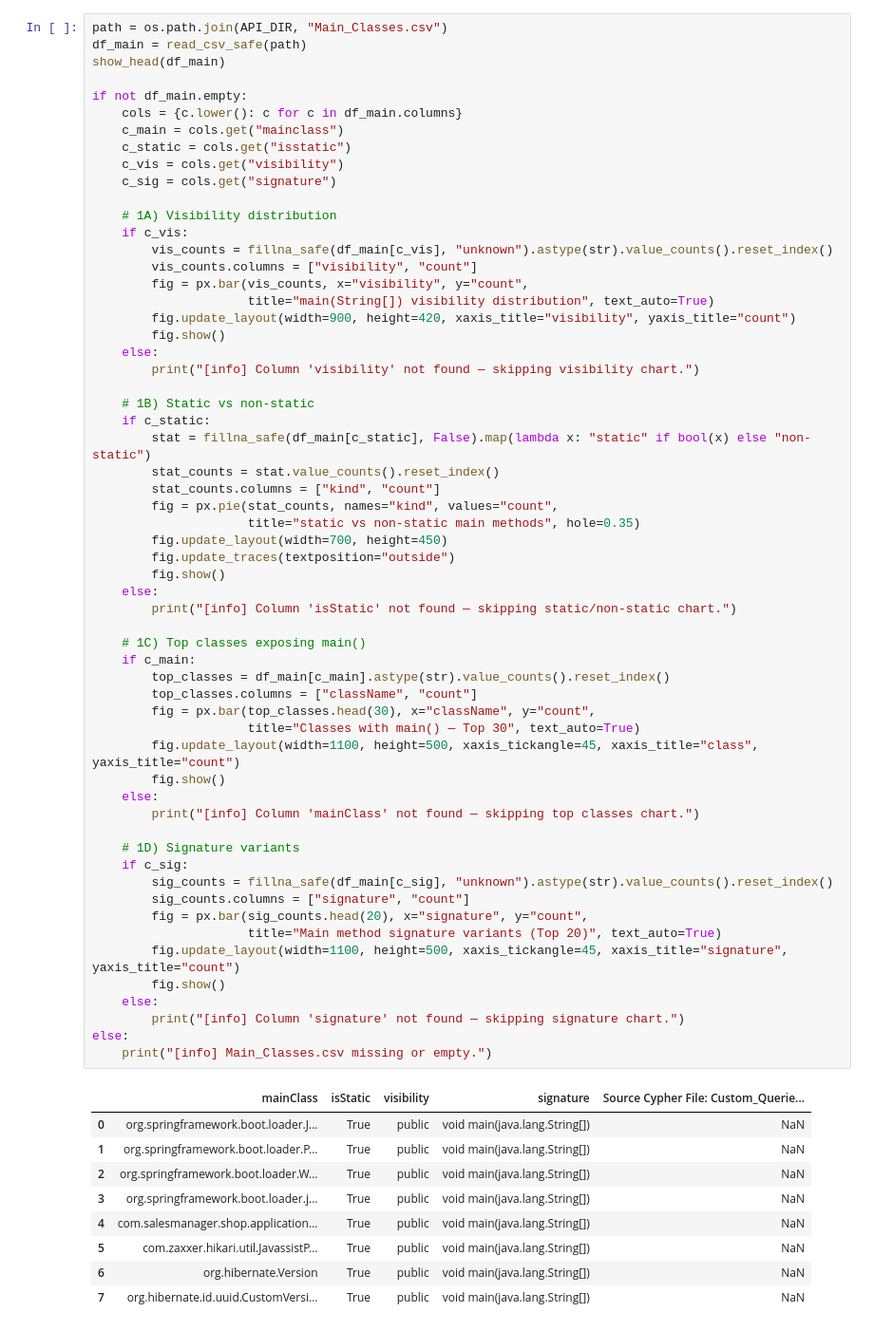
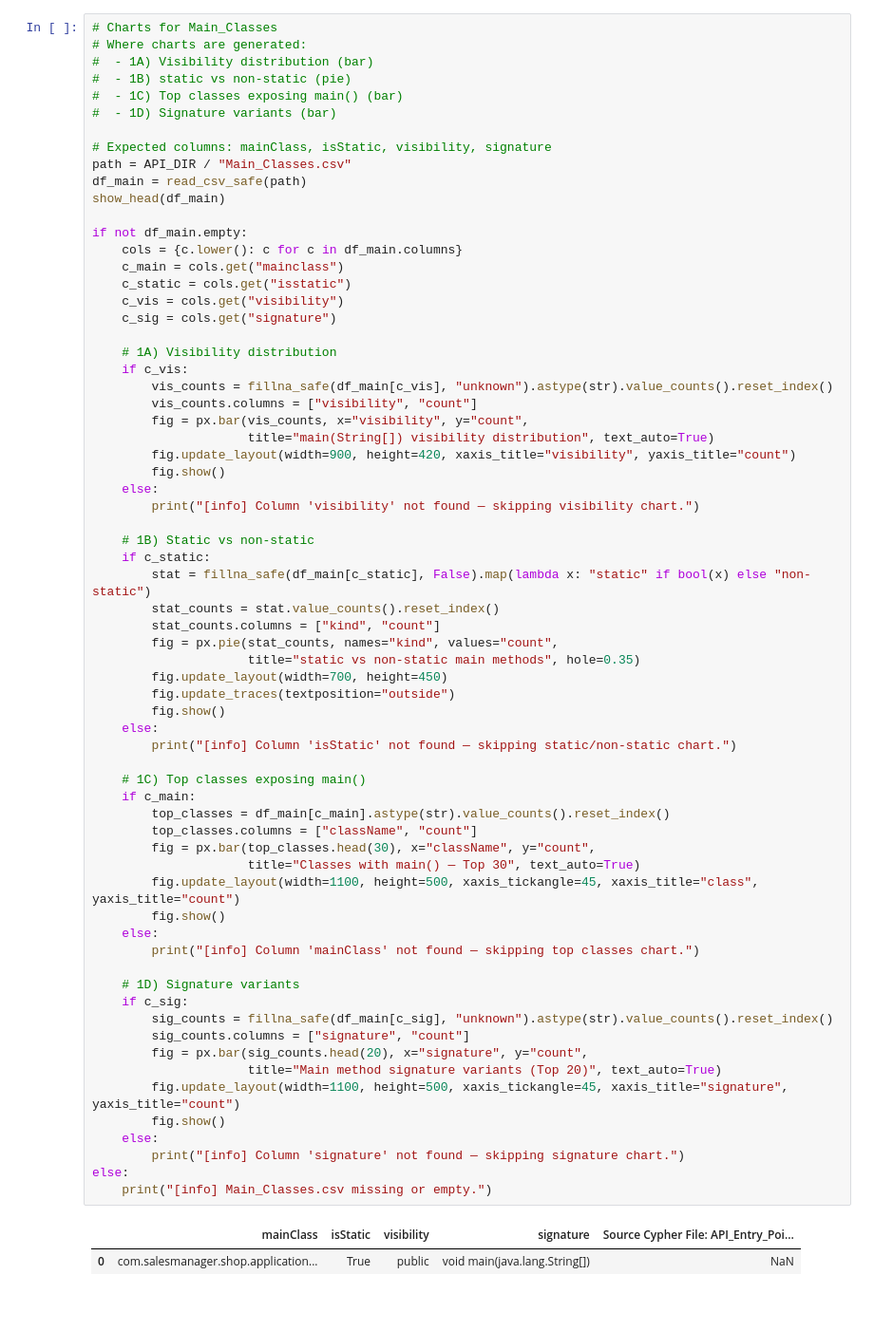
Before and after one commit to ionesosa-e/e2e-decomposition, a Jupyter notebook: jupyter/API_Entry_Points.ipynb, the cells around one changed output. Shown at 95% size. Saved outputs shown, nothing was run; the diff lists cells and outputs as text; blank space fills up the shorter version.

```diff
--- a/jupyter/API_Entry_Points.ipynb
+++ b/jupyter/API_Entry_Points.ipynb
@@ -79,5 +70,13 @@ Expecting CSV here -> /Users/jonathan.nervaez/Documents/AppModPractice/E2E-decom
 # %%
-path = os.path.join(API_DIR, "Main_Classes.csv")
+# Charts for Main_Classes
+# Where charts are generated:
+#  - 1A) Visibility distribution (bar)
+#  - 1B) static vs non-static (pie)
+#  - 1C) Top classes exposing main() (bar)
+#  - 1D) Signature variants (bar)
+
+# Expected columns: mainClass, isStatic, visibility, signature
+path = API_DIR / "Main_Classes.csv"
 df_main = read_csv_safe(path)
 show_head(df_main)
 
@@ -109,39 +108,32 @@ if not df_main.empty:
         fig.update_layout(width=700, height=450)
         fig.update_traces(textposition="outside")
         fig.show()
     else:
         print("[info] Column 'isStatic' not found — skipping static/non-static chart.")
 
     # 1C) Top classes exposing main()
     if c_main:
         top_classes = df_main[c_main].astype(str).value_counts().reset_index()
         top_classes.columns = ["className", "count"]
         fig = px.bar(top_classes.head(30), x="className", y="count",
                      title="Classes with main() — Top 30", text_auto=True)
         fig.update_layout(width=1100, height=500, xaxis_tickangle=45, xaxis_title="class", yaxis_title="count")
         fig.show()
     else:
         print("[info] Column 'mainClass' not found — skipping top classes chart.")
 
     # 1D) Signature variants
     if c_sig:
         sig_counts = fillna_safe(df_main[c_sig], "unknown").astype(str).value_counts().reset_index()
         sig_counts.columns = ["signature", "count"]
         fig = px.bar(sig_counts.head(20), x="signature", y="count",
                      title="Main method signature variants (Top 20)", text_auto=True)
         fig.update_layout(width=1100, height=500, xaxis_tickangle=45, xaxis_title="signature", yaxis_title="count")
         fig.show()
     else:
         print("[info] Column 'signature' not found — skipping signature chart.")
 else:
     print("[info] Main_Classes.csv missing or empty.")
 # %% [output]
-|  | mainClass | isStatic | visibility | signature | Source Cypher File: Custom_Querie... |
-| 0 | org.springframework.boot.loader.J... | True | public | void main(java.lang.String[]) | NaN |
-| 1 | org.springframework.boot.loader.P... | True | public | void main(java.lang.String[]) | NaN |
-| 2 | org.springframework.boot.loader.W... | True | public | void main(java.lang.String[]) | NaN |
-| 3 | org.springframework.boot.loader.j... | True | public | void main(java.lang.String[]) | NaN |
-| 4 | com.salesmanager.shop.application... | True | public | void main(java.lang.String[]) | NaN |
-| 5 | com.zaxxer.hikari.util.JavassistP... | True | public | void main(java.lang.String[]) | NaN |
-| 6 | org.hibernate.Version | True | public | void main(java.lang.String[]) | NaN |
-| 7 | org.hibernate.id.uuid.CustomVersi... | True | public | void main(java.lang.String[]) | NaN |
+|  | mainClass | isStatic | visibility | signature | Source Cypher File: API_Entry_Poi... |
+| 0 | com.salesmanager.shop.application... | True | public | void main(java.lang.String[]) | NaN |
```
Also changed, not shown: parts of 8 cells of this notebook, 19 other files.
